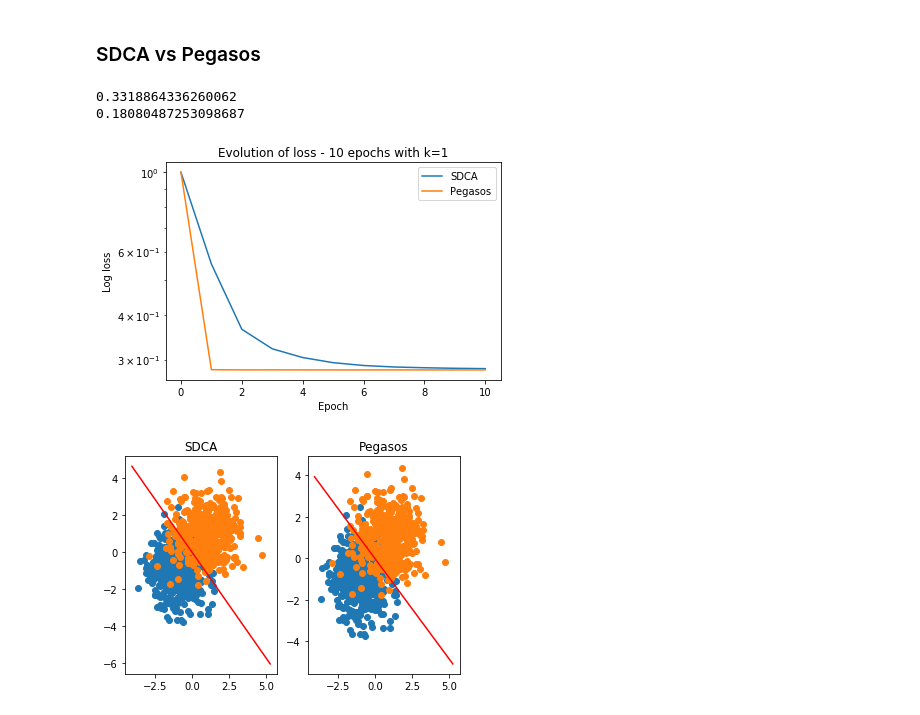
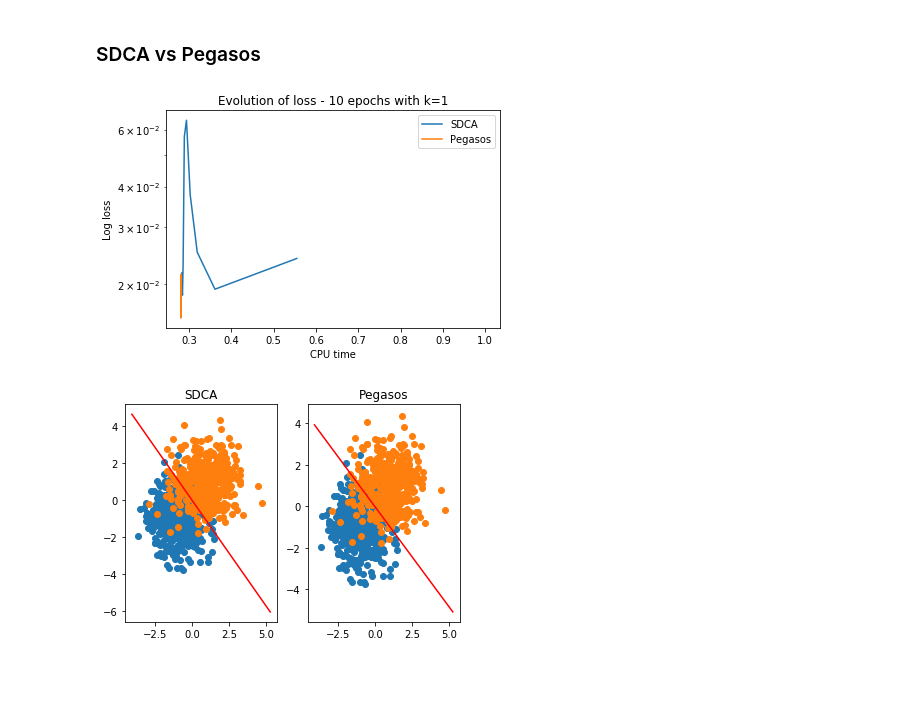
Before and after one commit to BoucheDimitri/SOADML, a Jupyter notebook: SDCA.ipynb, the cells around one changed output. Saved outputs shown, nothing was run; the diff lists cells and outputs as text; code cells hidden in the pictures; blank space fills up the shorter version.

```diff
--- a/SDCA.ipynb
+++ b/SDCA.ipynb
@@ -207,19 +207,26 @@ def sdca_perm(alpha0, xmat, y, lamb, nepochs, epsilon, lossfunc=hinge, sgd_first
     w = alpha_to_w(alpha0, xmat, lamb)
     loss_track.append(cum_loss(w, xmat, y, lamb, lossfunc))
     k = 0
+    perfs = [0]
     if sgd_first :
+        start = time.perf_counter()
         alpha0, w = modified_sgd(xmat, y, 1)
+        end = time.perf_counter()
+        perfs.append(end - start)
         k += 1
         loss_track.append(cum_loss(w, xmat, y, lamb, lossfunc))
     # gaps_track = []
     # gap = np.inf
     # while (gap > epsilon) and (k < nmax_epochs) :
     while k < nepochs :
+        start = time.perf_counter()
         sdca_perm_epoch(w, alpha, xmat, y, lamb, lossfunc)
+        end = time.perf_counter()
+        perfs.append(end - start)
         k += 1
         loss_track.append(cum_loss(w, xmat, y, lamb, lossfunc))
         # gaps_track.append(duality_gap(alpha, xmat, y, lamb, lossfunc))
-    return w, alpha, loss_track#, gaps_track
+    return w, alpha, loss_track, perfs#, gaps_track
 # %% [markdown]
 ## Pegasos algorithm (=stochastic subgradient descent)
 # %%
@@ -240,8 +247,9 @@ def pegasos_algorithm(w, xmat, y, lamb, k, nepochs, lossfunc=hinge):
     loss_track = []
     loss_track.append(cum_loss(w, xmat, y, lamb, lossfunc))
     t = 1
-    perf_counter = 0
+    perfs = [0]
     for epoch in range(0, nepochs) :
+        start = time.perf_counter()
         indexes = np.array(range(0, n))
         np.random.shuffle(indexes)
         for i in range(0, n // k):
@@ -249,8 +257,10 @@ def pegasos_algorithm(w, xmat, y, lamb, k, nepochs, lossfunc=hinge):
             lossfunc.pegasos_batch_update(w, xmat, y, eta, lamb, indexes[i * k : (i + 1) * k])
             # loss_track.append(cum_loss(w, xmat, y, lamb, lossfunc))
             t += 1
+        end = time.perf_counter()
+        perfs.append(end - start)
         loss_track.append(cum_loss(w, xmat, y, lamb, lossfunc))
-    return loss_track
+    return loss_track, perfs
 # %% [markdown]
 ## Deduction of a classifier and adaptation to multiclass problems
 # %%
@@ -310,29 +314,20 @@ w_pegasos = np.zeros((d, ))
 # alpha0, w0 = modified_sgd(xmat, y, 1)
 
 # SDCA epochs
-sdca_begin = time.perf_counter()
-w_sdca, alpha_sdca, losses_sdca = sdca_perm(alpha0, xmat, y, lamb, 10, 0.001)
-sdca_time = time.perf_counter() - sdca_begin
-print(sdca_time)
+w_sdca, alpha_sdca, losses_sdca, perfs_sdca = sdca_perm(alpha0, xmat, y, lamb, 10, 0.001)
 
 # Pegasos
-pegasos_begin = time.perf_counter()
-losses_pegasos = pegasos_algorithm(w_pegasos, xmat, y, lamb, 1, 10, lossfunc=hinge)
-pegasos_time = time.perf_counter() - pegasos_begin
-print(pegasos_time)
+losses_pegasos, perfs_pegasos = pegasos_algorithm(w_pegasos, xmat, y, lamb, 1, 100, lossfunc=hinge)
-# %% [output]
-0.3318864336260062
-0.18080487253098687
 # %%
-plt.semilogy(losses_sdca, label="SDCA")
-plt.semilogy(losses_pegasos, label="Pegasos")
+plt.semilogy(losses_sdca, perfs_sdca, label="SDCA")
+plt.semilogy(losses_pegasos, perfs_pegasos, label="Pegasos")
 plt.ylabel("Log loss")
-plt.xlabel("Epoch")
+plt.xlabel("CPU time")
 plt.legend()
 plt.title("Evolution of loss - 10 epochs with k=1")
 plt.show()
 # %% [output]
-[figure, old version]
+[figure, new version]
 # %%
 fig, axes = plt.subplots(1, 2)
 xs_plus1 = data_from_label(xmat, y, 1)
```
Also changed, not shown: parts of 15 cells of this notebook.
